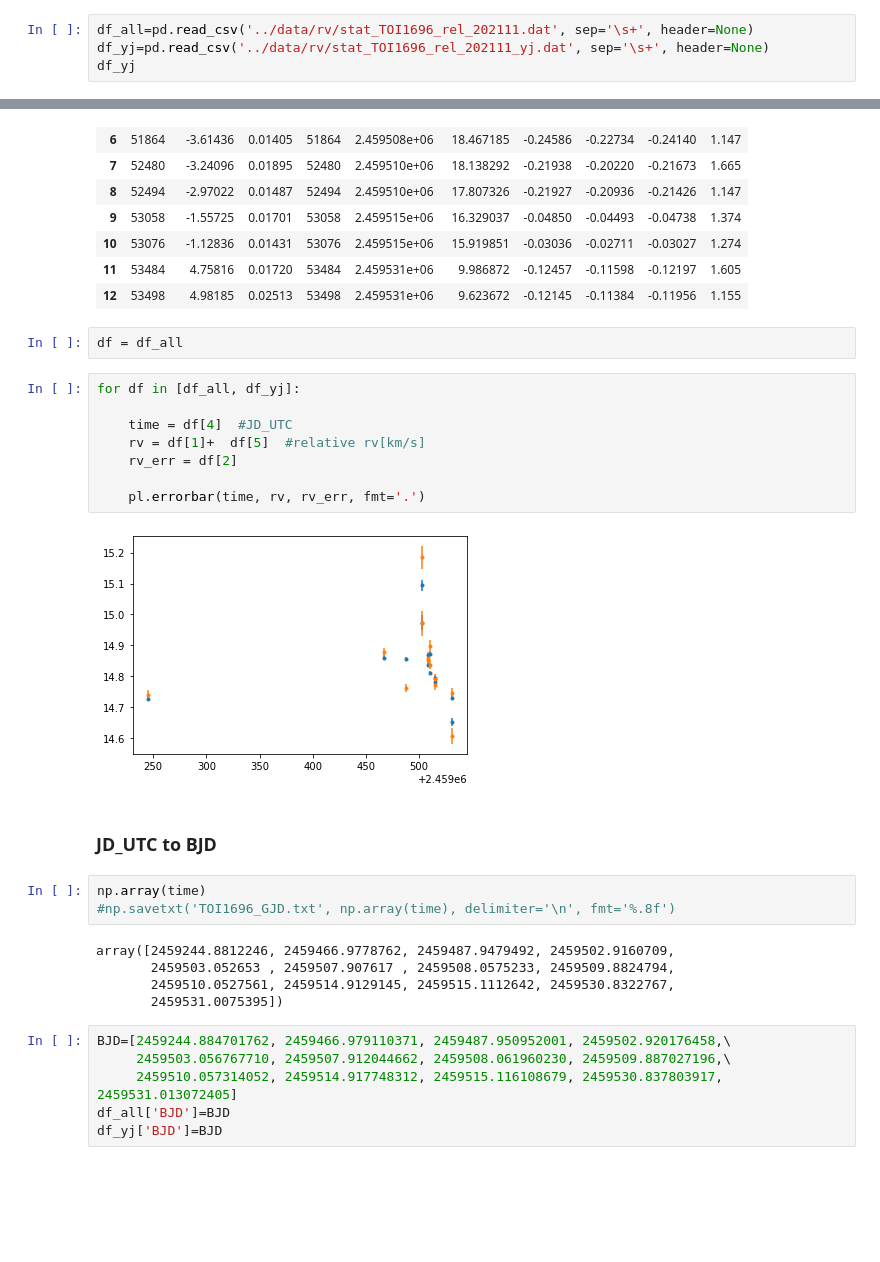
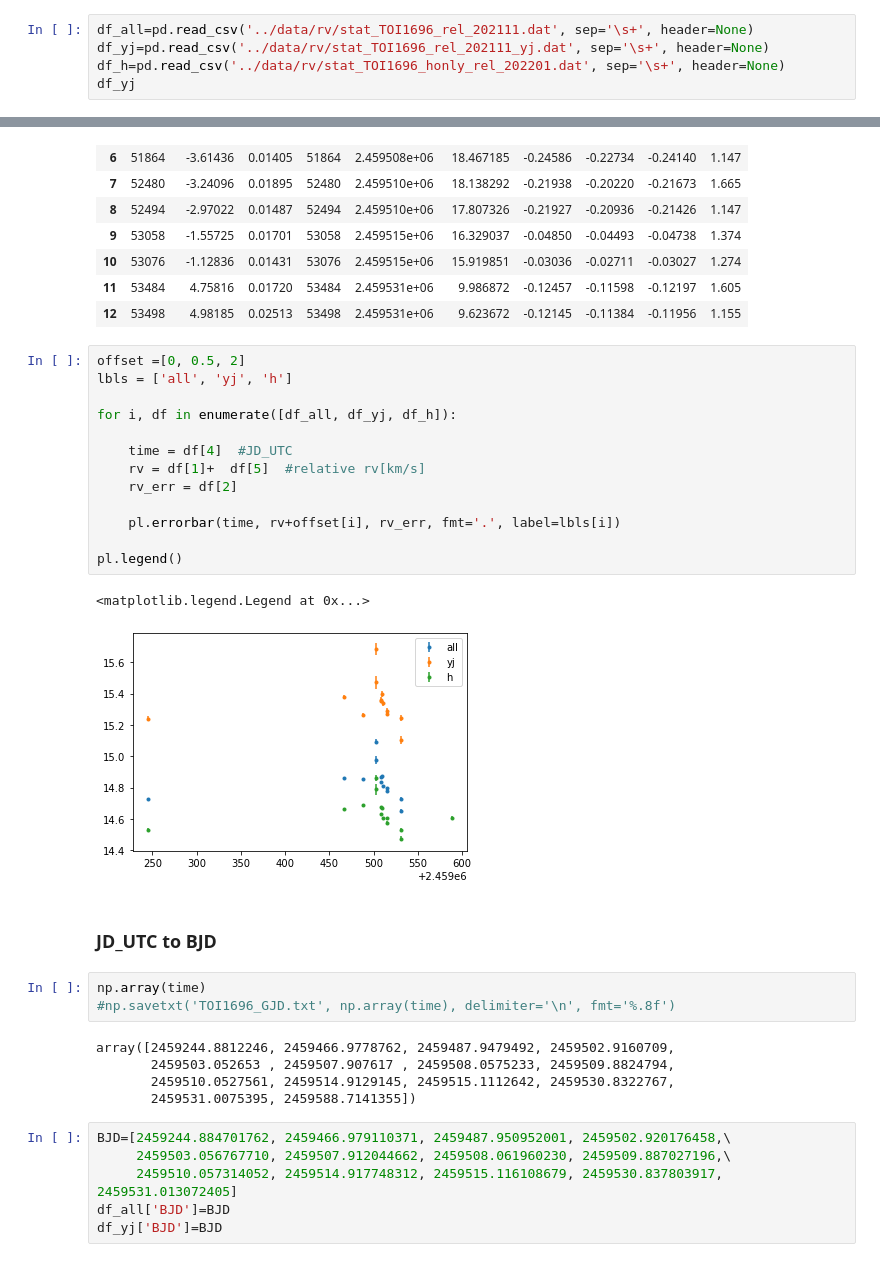
Before and after one commit to jpdeleon/toi1696, a Jupyter notebook: notebooks/RV analysis.ipynb, the cells around one changed output, grey strips where cells are left out. Saved outputs shown, nothing was run; the diff lists cells and outputs as text; blank space fills up the shorter version.

Commit message:
add RV data h-band/yj-band

```diff
--- a/notebooks/RV analysis.ipynb
+++ b/notebooks/RV analysis.ipynb
@@ -12,6 +12,7 @@ from tqdm import tqdm
 # %%
 df_all=pd.read_csv('../data/rv/stat_TOI1696_rel_202111.dat', sep='\s+', header=None)
 df_yj=pd.read_csv('../data/rv/stat_TOI1696_rel_202111_yj.dat', sep='\s+', header=None)
+df_h=pd.read_csv('../data/rv/stat_TOI1696_honly_rel_202201.dat', sep='\s+', header=None)
 df_yj
 # %% [output]
 |  | 0 | 1 | 2 | 3 | 4 | 5 | 6 | 7 | 8 | 9 |
@@ -28,18 +29,22 @@ df_yj
 | 10 | 53076 | -1.12836 | 0.01431 | 53076 | 2.459515e+06 | 15.919851 | -0.03036 | -0.02711 | -0.03027 | 1.274 |
 | 11 | 53484 | 4.75816 | 0.01720 | 53484 | 2.459531e+06 | 9.986872 | -0.12457 | -0.11598 | -0.12197 | 1.605 |
 | 12 | 53498 | 4.98185 | 0.02513 | 53498 | 2.459531e+06 | 9.623672 | -0.12145 | -0.11384 | -0.11956 | 1.155 |
-# %%
-df = df_all
 # %%
-for df in [df_all, df_yj]:
+offset =[0, 0.5, 2]
+lbls = ['all', 'yj', 'h']
+
+for i, df in enumerate([df_all, df_yj, df_h]):
 
     time = df[4]  #JD_UTC
     rv = df[1]+  df[5]  #relative rv[km/s]
     rv_err = df[2]
 
-    pl.errorbar(time, rv, rv_err, fmt='.')
+    pl.errorbar(time, rv+offset[i], rv_err, fmt='.', label=lbls[i])
+
+pl.legend()
 # %% [output]
+<matplotlib.legend.Legend at 0x...>
-[figure, old version]
+[figure, new version]
 # %% [markdown]
 ### JD_UTC to BJD
 # %%
@@ -49,7 +54,7 @@ np.array(time)
 array([2459244.8812246, 2459466.9778762, 2459487.9479492, 2459502.9160709,
        2459503.052653 , 2459507.907617 , 2459508.0575233, 2459509.8824794,
        2459510.0527561, 2459514.9129145, 2459515.1112642, 2459530.8322767,
-       2459531.0075395])
+       2459531.0075395, 2459588.7141355])
 # %%
 BJD=[2459244.884701762, 2459466.979110371, 2459487.950952001, 2459502.920176458,\
      2459503.056767710, 2459507.912044662, 2459508.061960230, 2459509.887027196,\
```
Also changed, not shown: parts of 9 cells of this notebook, 2 other files.
